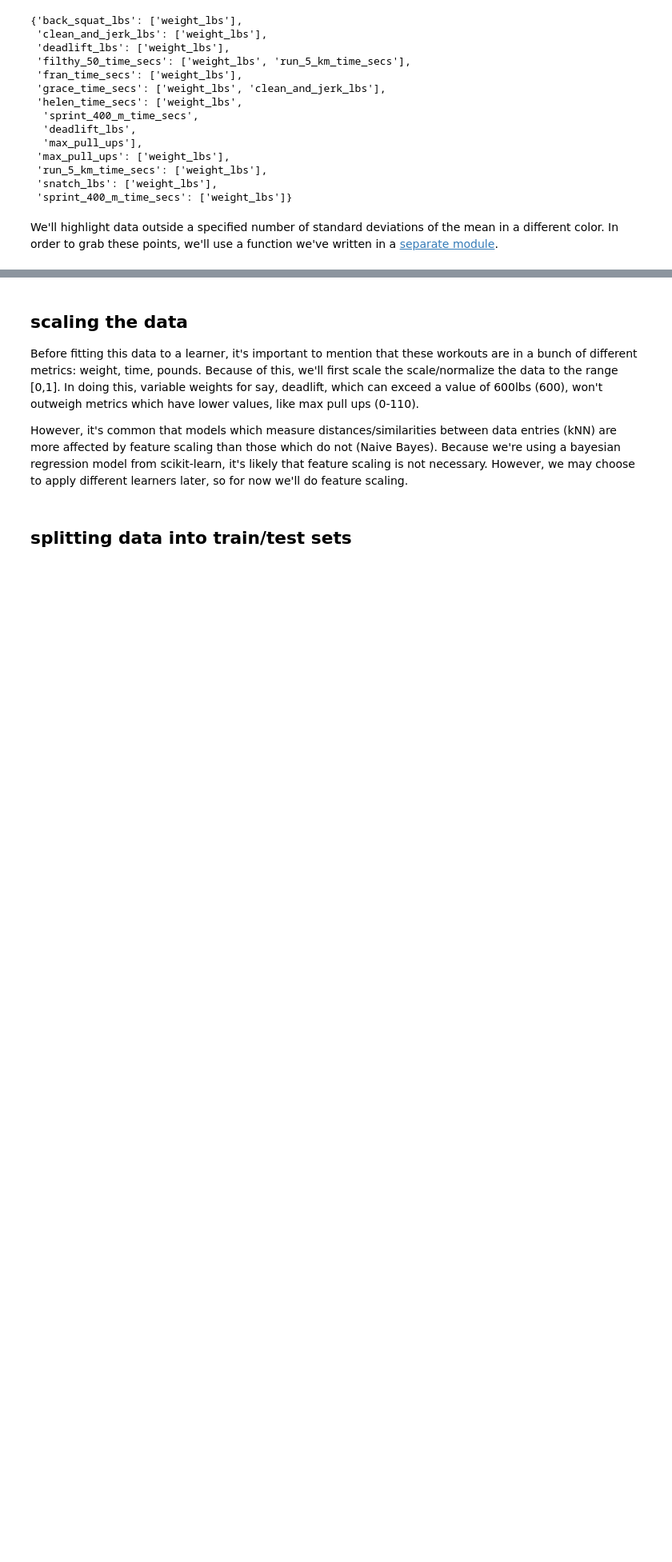
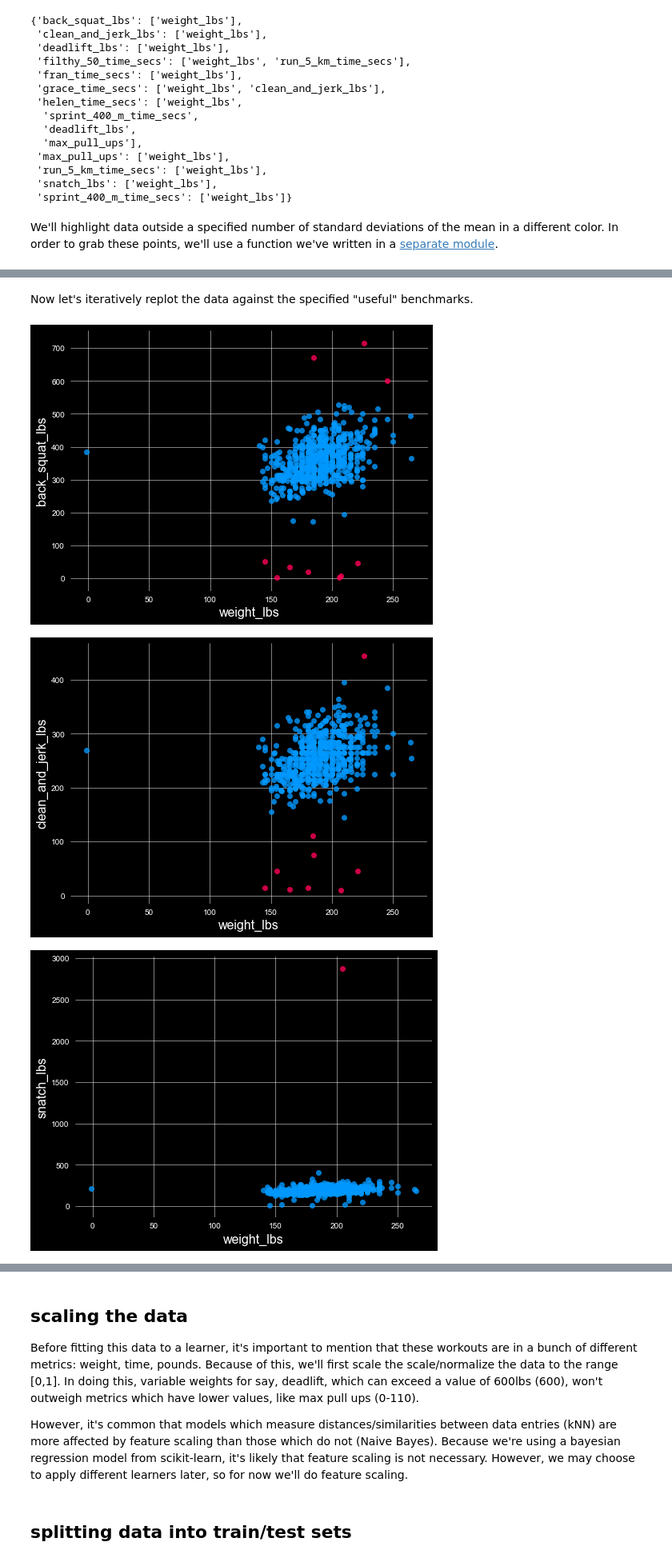
Before and after one commit to zfreedman/crossfit_open_2018, a Jupyter notebook: learning/open_bayesian_regression.ipynb, the cells around one changed output, grey strips where cells are left out. Shown at 80% size. Cells and saved outputs as stored; diff of their text form; code cells hidden in the pictures; blank space fills up the shorter version.

Commit message:
feat: Refactored outlier filtering module and plotted first separation

```diff
--- a/learning/open_bayesian_regression.ipynb
+++ b/learning/open_bayesian_regression.ipynb
@@ -328,0 +357,41 @@ separate_outliers(working_std_lim, [1,1,1,1,1,10,1,1,1,1,100])
+# %% [markdown]
+Now let's iteratively replot the data against the specified "useful" benchmarks.
+# %%
+#iterate over benchmarks in same order as before
+for i in range(len(noid_benchmark_df.columns)):
+    #get column reference
+    c = noid_benchmark_df.columns[i]
+
+    #get data split normal/abnormal
+    normal, abnormal = separate_outliers(
+        working_std_lim,
+        full_benchmark[[c] + replot_map[c]],
+        c
+    )
+
+    #plot data
+    data = [normal, abnormal]
+    #if data only relies on 1 comparable
+    if len(replot_map[c]) == 1 or True:
+        #iterate over the splits
+        for j in range(len(data)):
+            sb.regplot(
+                #x values
+                data[j][replot_map[c][0]],
+                #y values
+                data[j][c],
+                #color dataset accordingly
+                color=benchmark_colors[j],
+                fit_reg=False,
+                marker="o",
+                scatter_kws={"s": 50}
+            )
+    #show individual plot
+    #c_words = c.split("_")
+    #plt.xlabel(c_words[-1] if c_words[-1] != "ups" else "reps")
+    #plt.title(c.replace("_", " ").title())
+    plt.show()
+# %% [output]
+[figure, added]
+[figure, added]
+[figure, added]
```
Also changed, not shown: parts of 4 cells of this notebook, 1 other file.
